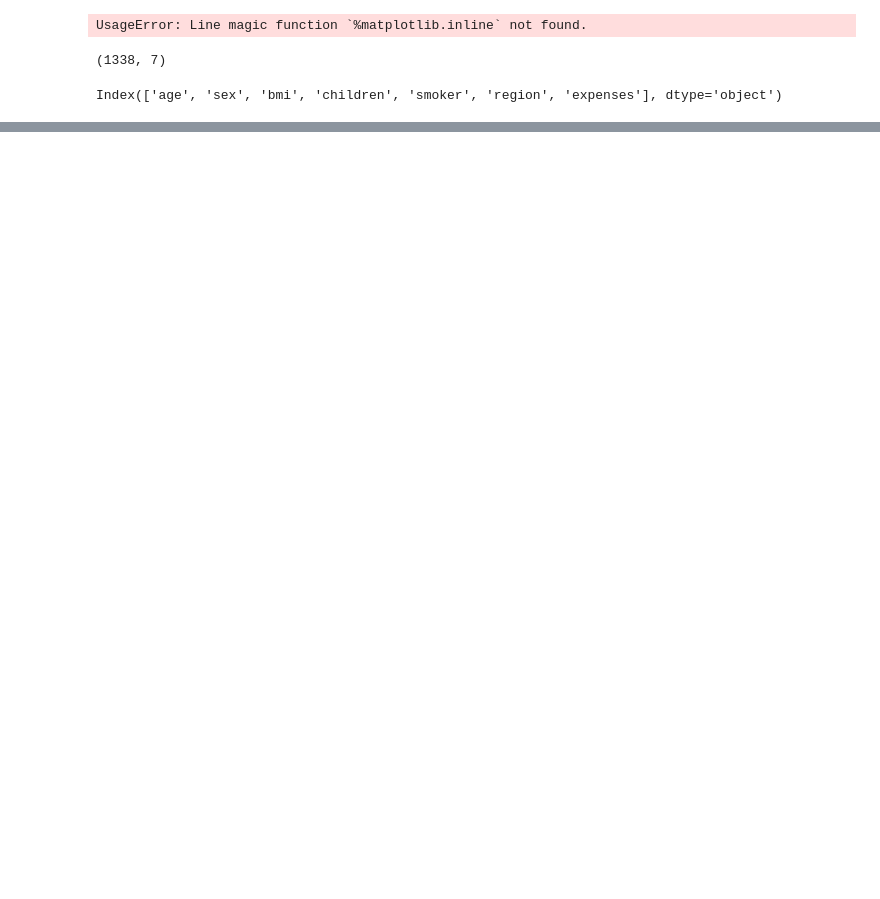
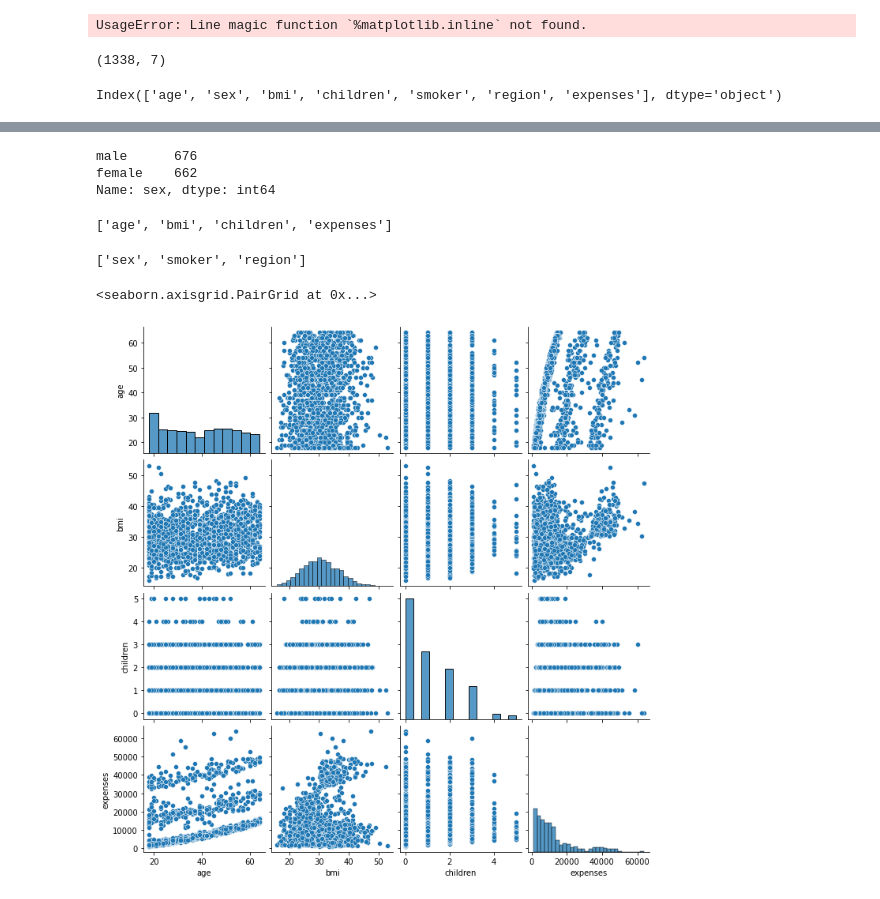
Before and after one commit to aniyant/Insurance-Premium-Prediction, a Jupyter notebook: notebooks/EDA.ipynb, the cells around one changed output, grey strips where cells are left out. Saved outputs shown, nothing was run; the diff lists cells and outputs as text; code cells hidden in the pictures; blank space fills up the shorter version.

```diff
--- a/notebooks/EDA.ipynb
+++ b/notebooks/EDA.ipynb
@@ -7,7 +7,7 @@ import matplotlib.pyplot as plt
 # %% [output]
 UsageError: Line magic function `%matplotlib.inline` not found.
 # %%
-df = pd.read_csv(r"https://raw.githubusercontent.com/aniyant/Datasets/main/insurance.csv")
+df = pd.read_csv(r"C:\Users\aniyant\Desktop\archive\insurance.csv")
 # %%
 df.shape
 # %% [output]
@@ -101,0 +41,6 @@ df.head()
+# %%
+df['sex'].value_counts()
+# %% [output]
+male      676
+female    662
+Name: sex, dtype: int64
@@ -101,0 +49,4 @@ df.head()
+# %%
+numerical_columns
+# %% [output]
+['age', 'bmi', 'children', 'expenses']
@@ -101,0 +55,9 @@ df.head()
+# %%
+categorical_columns
+# %% [output]
+['sex', 'smoker', 'region']
+# %%
+sns.pairplot(df)
+# %% [output]
+<seaborn.axisgrid.PairGrid at 0x...>
+[figure, added]
```
Also changed, not shown: parts of 64 cells of this notebook, 16 other files.
